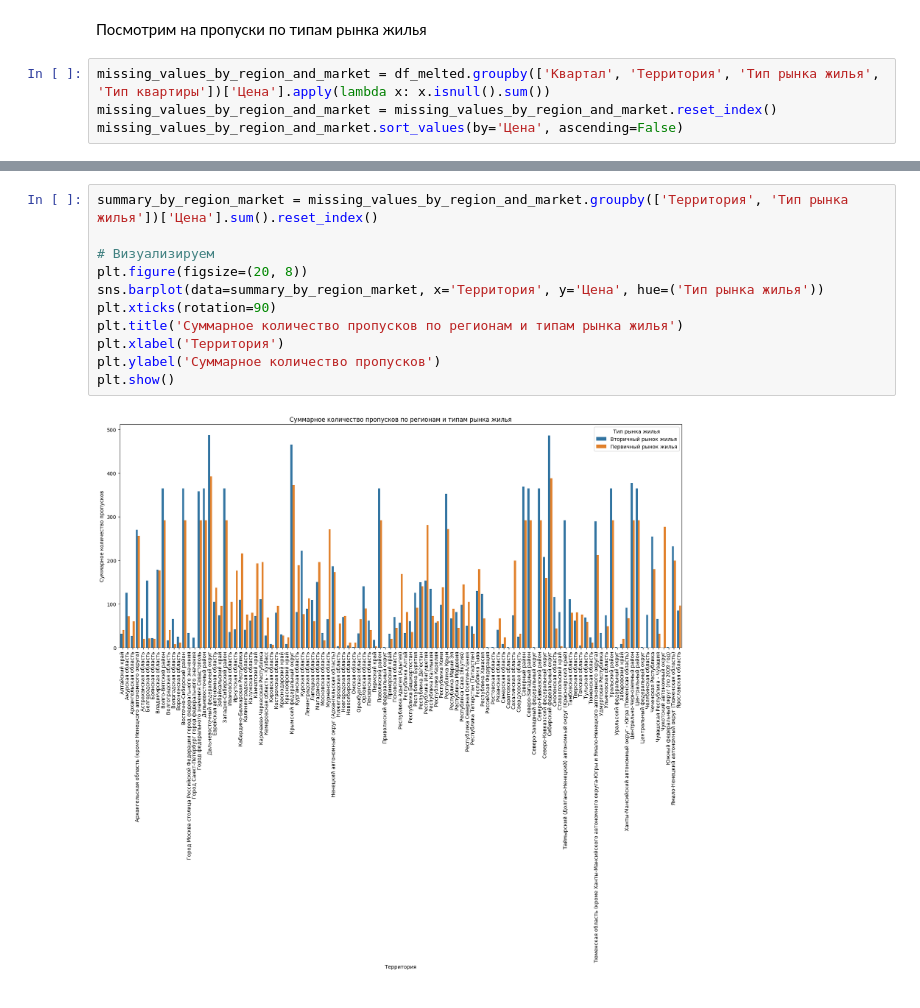
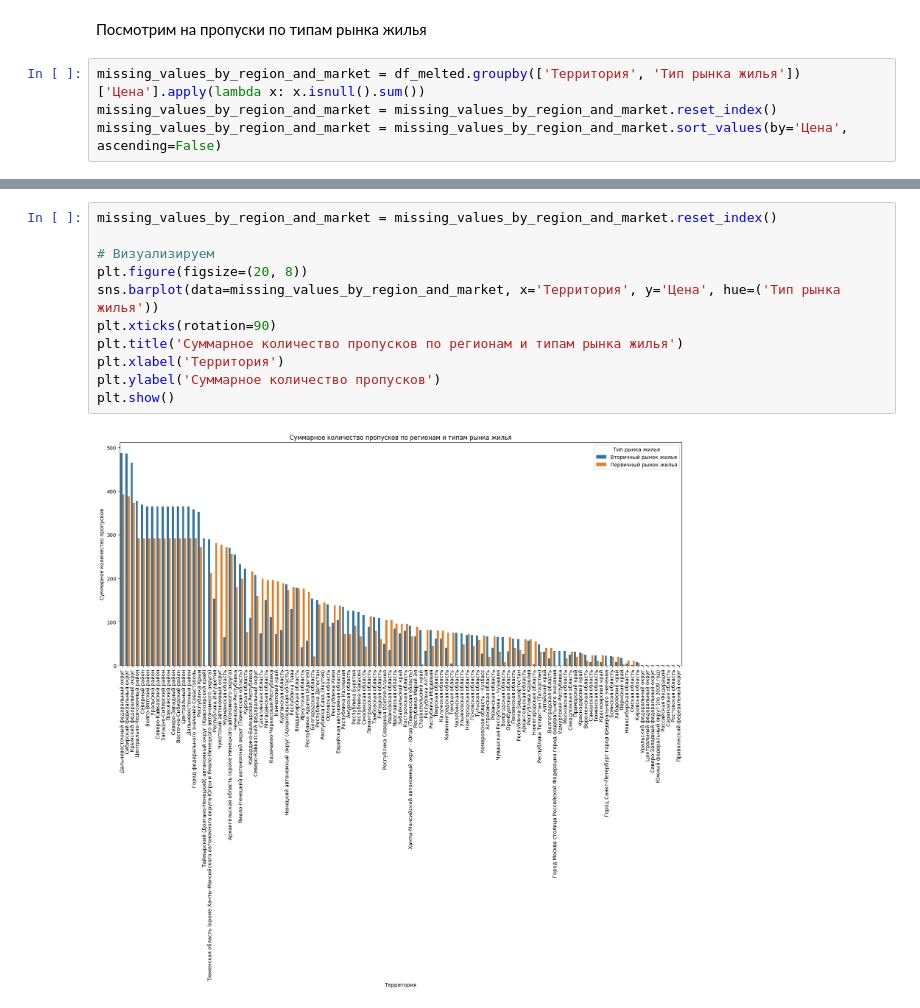
Before and after one commit to Nikarashi/Forecasting-a-Time-Series-of-Real-Estate-Prices, a Jupyter notebook: data_preprocessing.ipynb, the cells around one changed output, grey strips where cells are left out. Cells and saved outputs as stored; diff of their text form.

```diff
--- a/data_preprocessing.ipynb
+++ b/data_preprocessing.ipynb
@@ -156,6 +156,6 @@ df_melted = df_melted[~df_melted['Территория'].isin(['Южный фе
 # %% [markdown]
 Посмотрим на пропуски по типам рынка жилья
 # %%
-missing_values_by_region_and_market = df_melted.groupby(['Квартал', 'Территория', 'Тип рынка жилья', 'Тип квартиры'])['Цена'].apply(lambda x: x.isnull().sum())
+missing_values_by_region_and_market = df_melted.groupby(['Территория', 'Тип рынка жилья'])['Цена'].apply(lambda x: x.isnull().sum())
 missing_values_by_region_and_market = missing_values_by_region_and_market.reset_index()
-missing_values_by_region_and_market.sort_values(by='Цена', ascending=False)
+missing_values_by_region_and_market = missing_values_by_region_and_market.sort_values(by='Цена', ascending=False)
@@ -176,14 +162,14 @@ missing_values_by_region_and_market.sort_values(by='Цена', ascending=False)
 # %%
-summary_by_region_market = missing_values_by_region_and_market.groupby(['Территория', 'Тип рынка жилья'])['Цена'].sum().reset_index()
+missing_values_by_region_and_market = missing_values_by_region_and_market.reset_index()
 
 # Визуализируем
 plt.figure(figsize=(20, 8))
-sns.barplot(data=summary_by_region_market, x='Территория', y='Цена', hue=('Тип рынка жилья'))
+sns.barplot(data=missing_values_by_region_and_market, x='Территория', y='Цена', hue=('Тип рынка жилья'))
 plt.xticks(rotation=90)
 plt.title('Суммарное количество пропусков по регионам и типам рынка жилья')
 plt.xlabel('Территория')
 plt.ylabel('Суммарное количество пропусков')
 plt.show()
 # %% [output]
-[figure, old version]
+[figure, new version]
 # %% [markdown]
```
Also changed, not shown: parts of 16 cells of this notebook.
